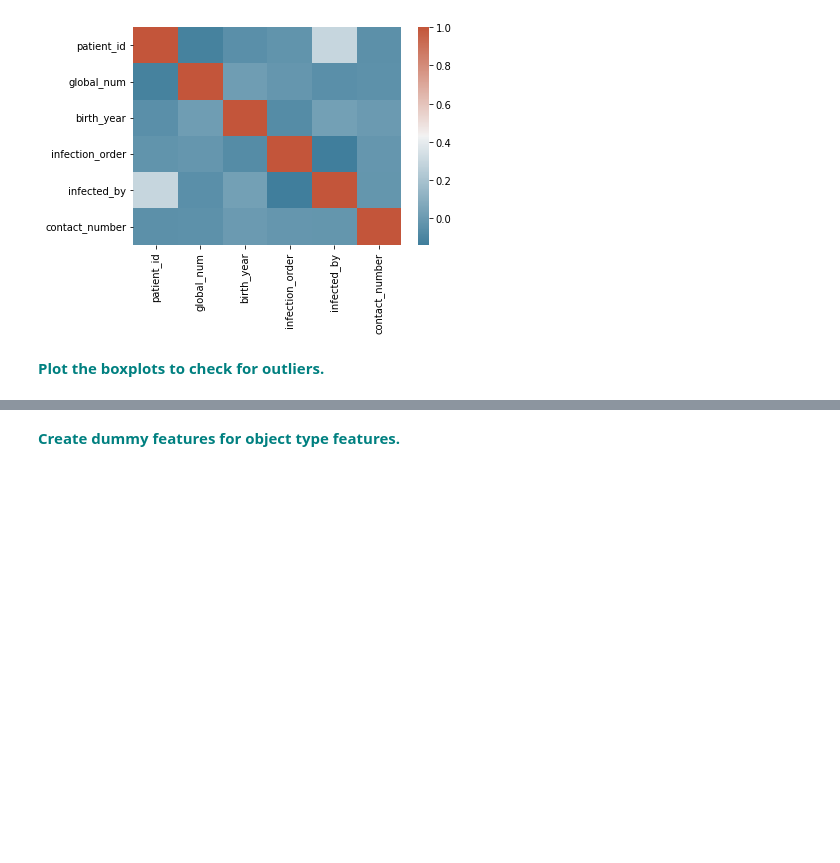
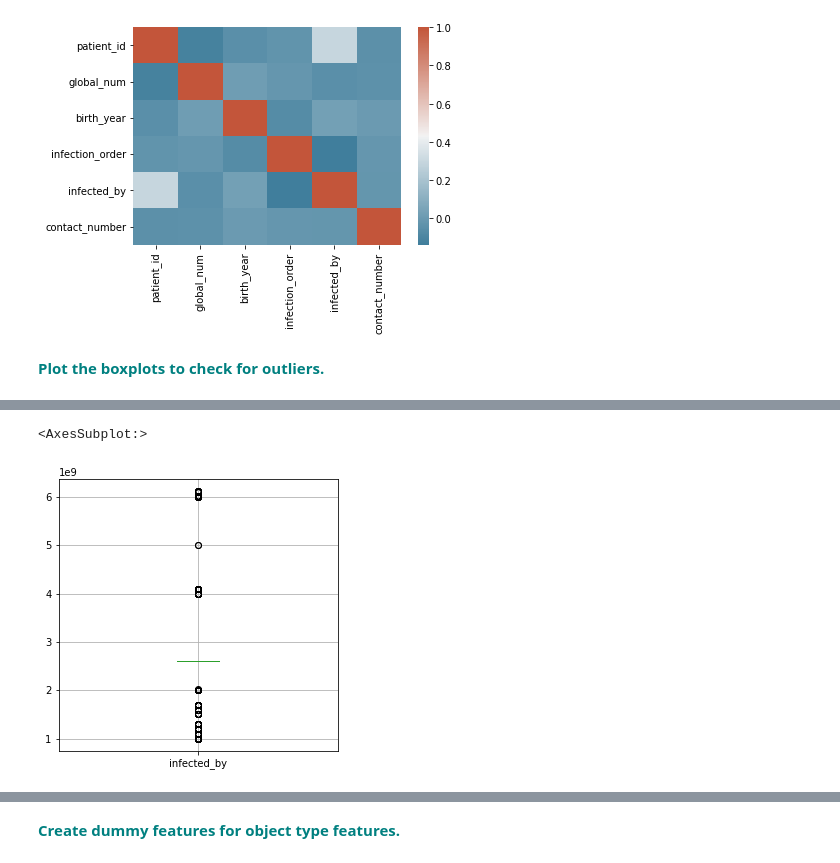
Before and after one commit to ElectricSheep007/UNH-Repo, a Jupyter notebook: RandomForest_Covid_Case_Study_06302020/RandomForest_casestudy_covid19_sf_10_29.ipynb, the cells around one changed output, grey strips where cells are left out. Drawn from its saved outputs; the diff is of its cells as text; code cells hidden in the pictures; blank space fills up the shorter version.

```diff
--- a/RandomForest_Covid_Case_Study_06302020/RandomForest_casestudy_covid19_sf_10_29.ipynb
+++ b/RandomForest_Covid_Case_Study_06302020/RandomForest_casestudy_covid19_sf_10_29.ipynb
@@ -460,0 +455,5 @@ array([[<AxesSubplot:title={'center':'birth_year'}, xlabel='[age]'>,
+# %%
+df.boxplot(column = 'infected_by',figsize = (5,5))
+# %% [output]
+<AxesSubplot:>
+[figure, added]
```
Also changed, not shown: parts of 19 cells of this notebook.
